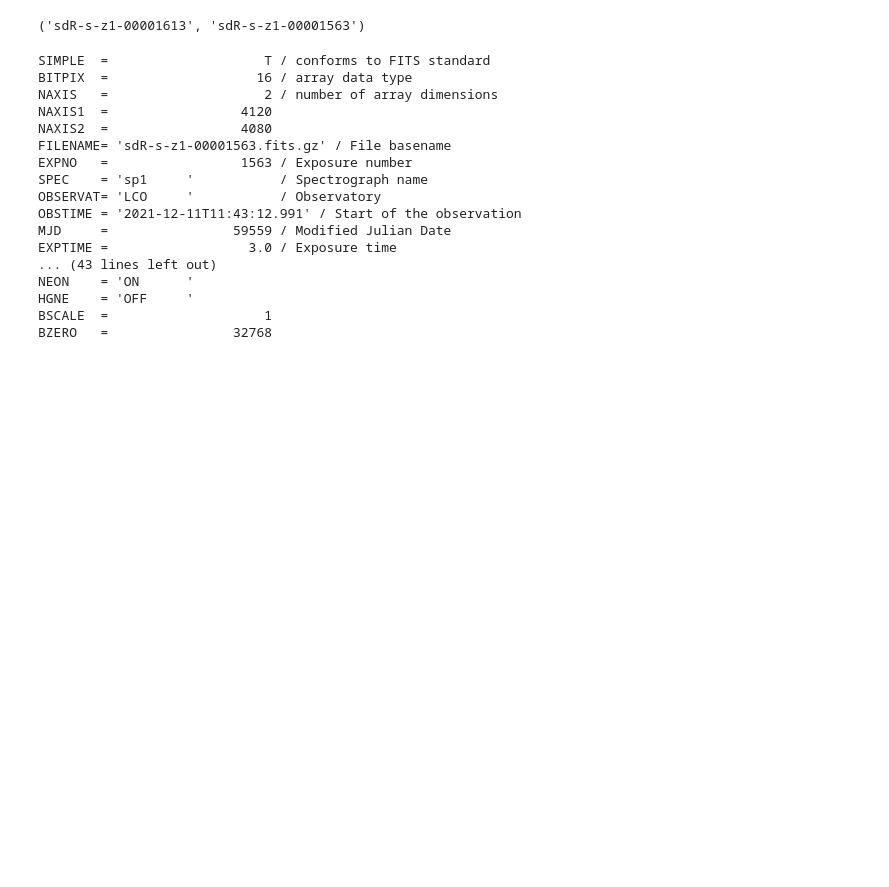
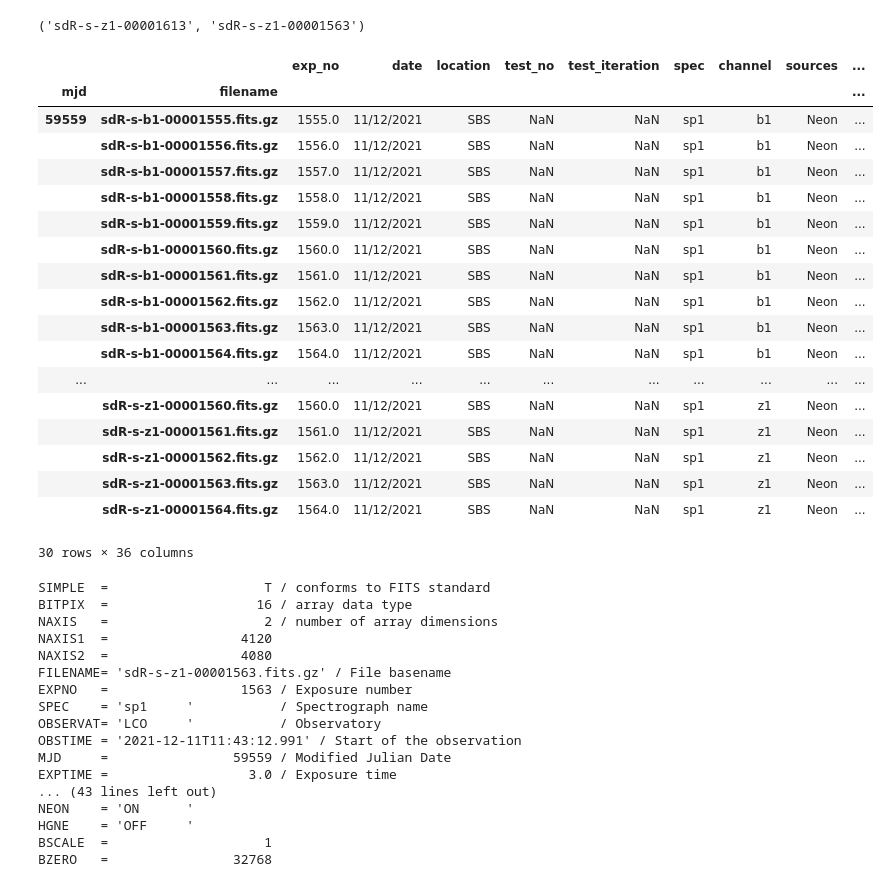
Before and after one commit to sdss/lvmdrp, a Jupyter notebook: docs/nb/lab-lamps.ipynb, the cells around one changed output. Cells and saved outputs as stored; diff of their text form; code cells hidden in the pictures; blank space fills up the shorter version.

```diff
--- a/docs/nb/lab-lamps.ipynb
+++ b/docs/nb/lab-lamps.ipynb
@@ -134,6 +134,28 @@ arc_name = os.path.basename(arc_path).replace(".fits.gz", "")
 cont_name, arc_name
 # %% [output]
 ('sdR-s-z1-00001613', 'sdR-s-z1-00001563')
+# %%
+clean_frames.loc[clean_frames.NEON=="ON"]
+# %% [output]
+|  |  | exp_no | date | location | test_no | test_iteration | spec | channel | sources | ... |
+| mjd | filename |  |  |  |  |  |  |  |  | ... |
+| 59559 | sdR-s-b1-00001555.fits.gz | 1555.0 | 11/12/2021 | SBS | NaN | NaN | sp1 | b1 | Neon | ... |
+|  | sdR-s-b1-00001556.fits.gz | 1556.0 | 11/12/2021 | SBS | NaN | NaN | sp1 | b1 | Neon | ... |
+|  | sdR-s-b1-00001557.fits.gz | 1557.0 | 11/12/2021 | SBS | NaN | NaN | sp1 | b1 | Neon | ... |
+|  | sdR-s-b1-00001558.fits.gz | 1558.0 | 11/12/2021 | SBS | NaN | NaN | sp1 | b1 | Neon | ... |
+|  | sdR-s-b1-00001559.fits.gz | 1559.0 | 11/12/2021 | SBS | NaN | NaN | sp1 | b1 | Neon | ... |
+|  | sdR-s-b1-00001560.fits.gz | 1560.0 | 11/12/2021 | SBS | NaN | NaN | sp1 | b1 | Neon | ... |
+|  | sdR-s-b1-00001561.fits.gz | 1561.0 | 11/12/2021 | SBS | NaN | NaN | sp1 | b1 | Neon | ... |
+|  | sdR-s-b1-00001562.fits.gz | 1562.0 | 11/12/2021 | SBS | NaN | NaN | sp1 | b1 | Neon | ... |
+|  | sdR-s-b1-00001563.fits.gz | 1563.0 | 11/12/2021 | SBS | NaN | NaN | sp1 | b1 | Neon | ... |
+|  | sdR-s-b1-00001564.fits.gz | 1564.0 | 11/12/2021 | SBS | NaN | NaN | sp1 | b1 | Neon | ... |
+| ... | ... | ... | ... | ... | ... | ... | ... | ... | ... | ... |
+|  | sdR-s-z1-00001560.fits.gz | 1560.0 | 11/12/2021 | SBS | NaN | NaN | sp1 | z1 | Neon | ... |
+|  | sdR-s-z1-00001561.fits.gz | 1561.0 | 11/12/2021 | SBS | NaN | NaN | sp1 | z1 | Neon | ... |
+|  | sdR-s-z1-00001562.fits.gz | 1562.0 | 11/12/2021 | SBS | NaN | NaN | sp1 | z1 | Neon | ... |
+|  | sdR-s-z1-00001563.fits.gz | 1563.0 | 11/12/2021 | SBS | NaN | NaN | sp1 | z1 | Neon | ... |
+|  | sdR-s-z1-00001564.fits.gz | 1564.0 | 11/12/2021 | SBS | NaN | NaN | sp1 | z1 | Neon | ... |
+30 rows × 36 columns
 # %%
 f = fits.open(arc_path)
 f[0].header
```
Also changed, not shown: parts of 11 cells of this notebook.
